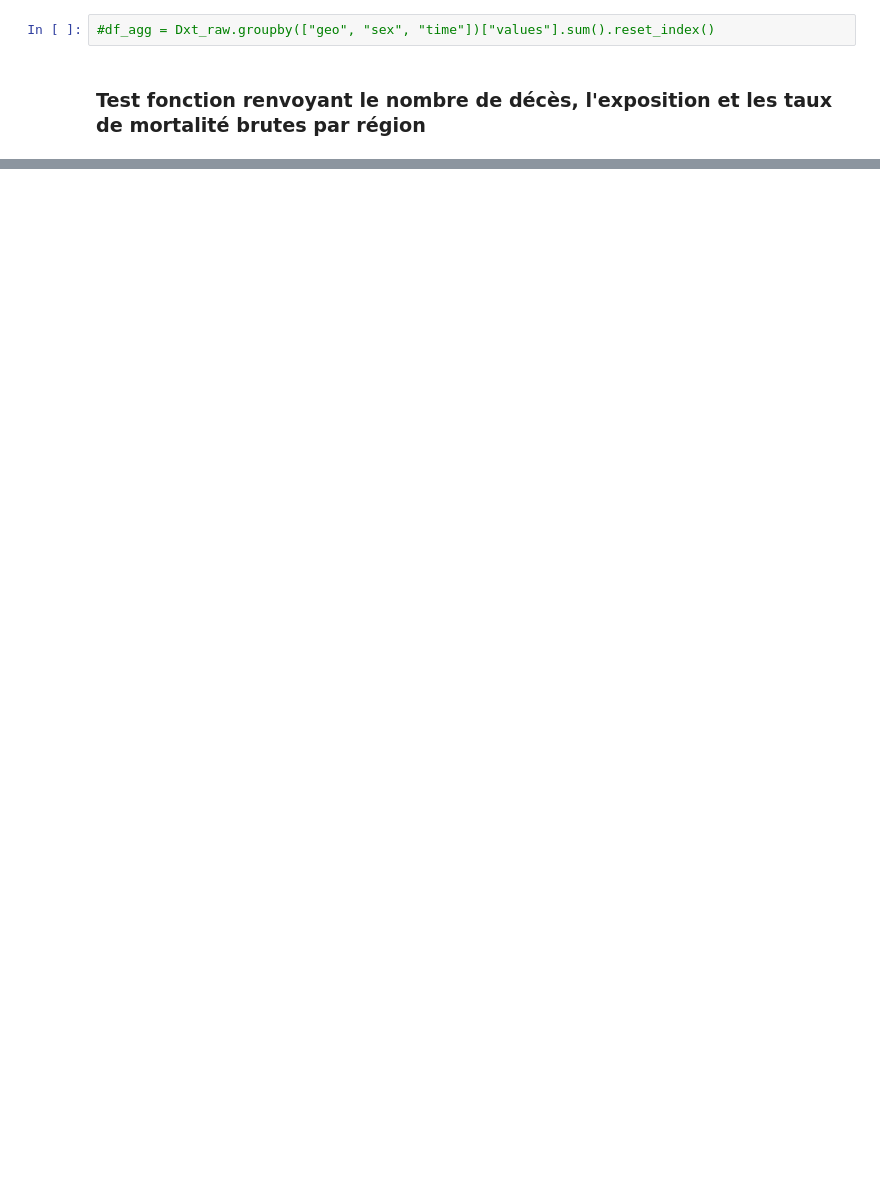
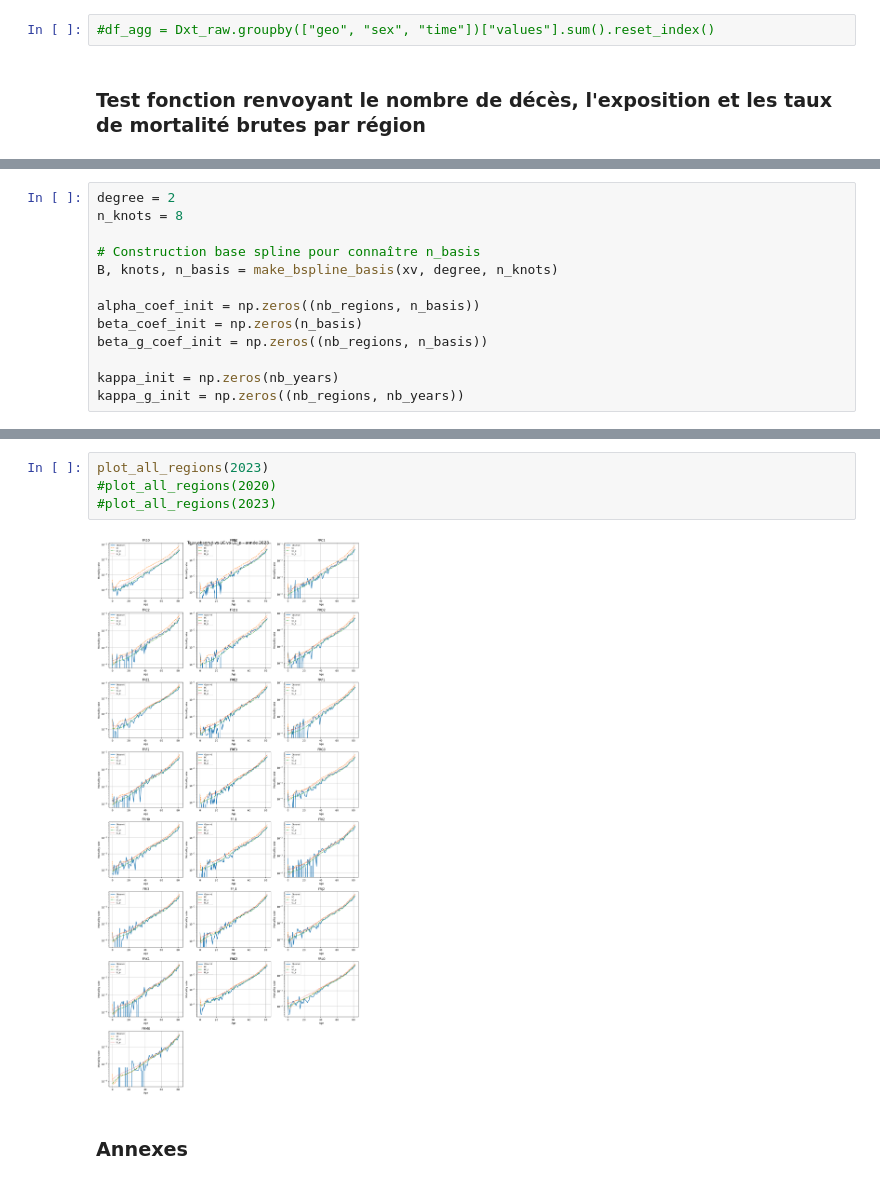
Before and after one commit to detralytics/morta_nuts2, a Jupyter notebook: notebook/exploration.ipynb, the cells around one changed output, grey strips where cells are left out. Drawn from its saved outputs; the diff is of its cells as text; blank space fills up the shorter version.

```diff
--- a/notebook/exploration.ipynb
+++ b/notebook/exploration.ipynb
@@ -101,0 +239,13 @@ test_table = mortality_by_region(mxt_raw,Lxt_raw,Dxt_raw,regions,gender="M",coun
+# %%
+degree = 2
+n_knots = 8
+
+# Construction base spline pour connaître n_basis
+B, knots, n_basis = make_bspline_basis(xv, degree, n_knots)
+
+alpha_coef_init = np.zeros((nb_regions, n_basis))
+beta_coef_init = np.zeros(n_basis)
+beta_g_coef_init = np.zeros((nb_regions, n_basis))
+
+kappa_init = np.zeros(nb_years)
+kappa_g_init = np.zeros((nb_regions, nb_years))
@@ -101,0 +459,8 @@ test_table = mortality_by_region(mxt_raw,Lxt_raw,Dxt_raw,regions,gender="M",coun
+# %%
+plot_all_regions(2023)
+#plot_all_regions(2020)
+#plot_all_regions(2023)
+# %% [output]
+[figure, added]
+# %% [markdown]
+### Annexes
```
Also changed, not shown: parts of 41 cells of this notebook, 22 other files.
